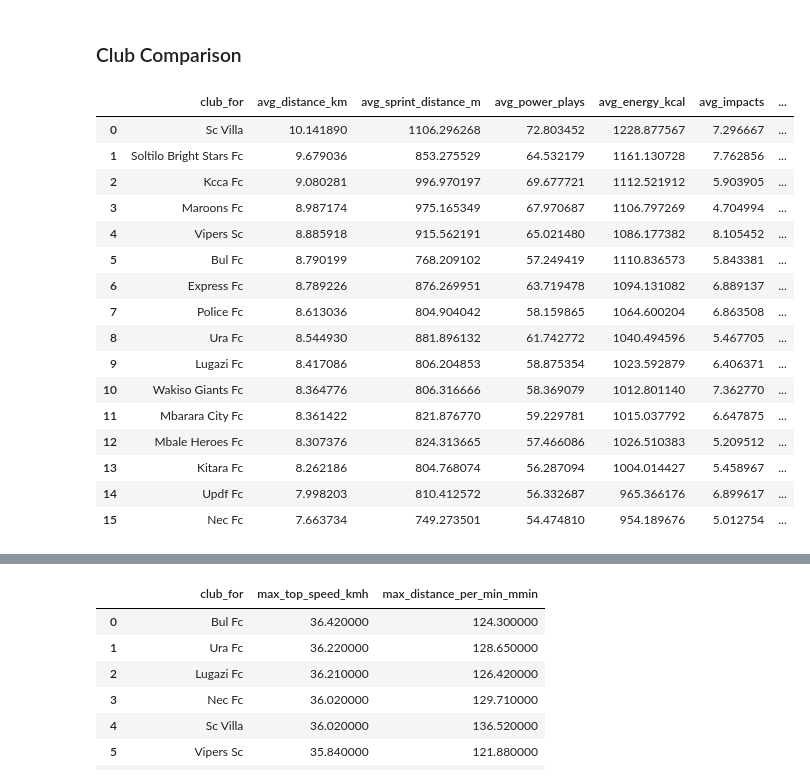
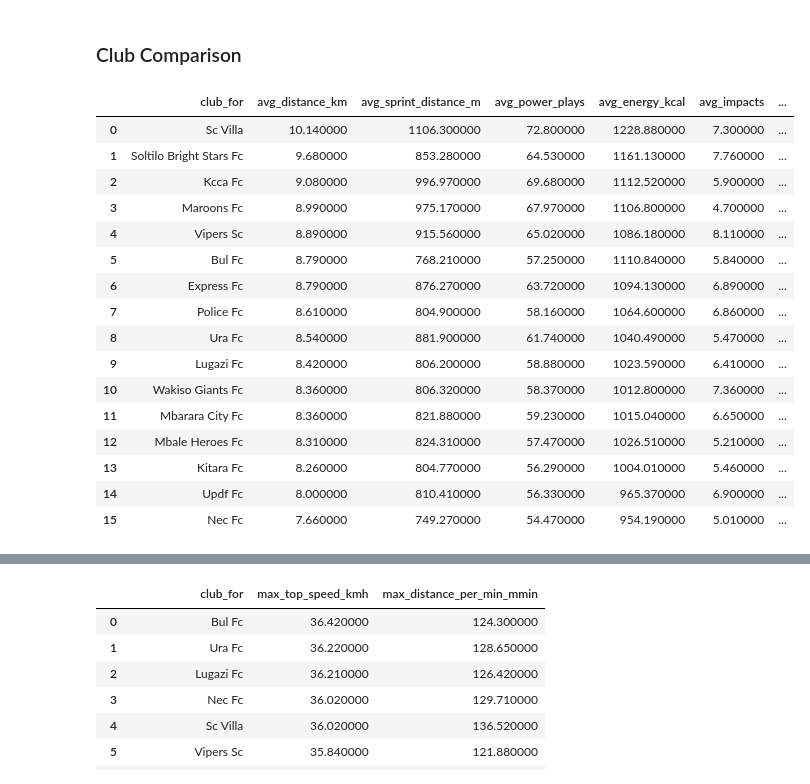
Before and after one commit to humphrey-nyanzi/physical-data-pipeline, a Jupyter notebook: analysis_UPL_2025.ipynb, the cells around one changed output, grey strips where cells are left out. Saved outputs shown, nothing was run; the diff lists cells and outputs as text; code cells hidden in the pictures.

```diff
--- a/analysis_UPL_2025.ipynb
+++ b/analysis_UPL_2025.ipynb
@@ -268,13 +268,13 @@ uploaded_matches = {
     "Soltilo Bright Stars FC": 29,
     "Police FC": 28,
     "Kitara FC": 29,
-    "UPDF FC": 30,
-    "KCCA FC": 28,
+    "UPDF FC": 29,
+    "KCCA FC": 30,
     "NEC FC": 30,
     "Maroons FC": 25,
     "Wakiso Giants FC": 25,
     "BUL FC": 30,
-    "SC Villa": 19,
+    "SC Villa": 20,
     "Mbale Heroes FC": 14,
     "Express FC": 9
 }
@@ -656,30 +652,29 @@ style_table_for_docs(speed_zone_dist)
 # %% [markdown]
 ### Club Comparison
 # %%
-club_volume_mean = (
-    df.groupby(['club_for', 'match_day'],observed=False)[volume_metrics].mean()
+club_metrics_mean = (
+    df.groupby(['club_for', 'match_day'],observed=False)[volume_metrics+intensity_metrics].mean()
     .groupby('club_for').mean()
     .rename(columns=lambda x: f'avg_{x}')
     .sort_values(by='avg_distance_km', ascending=False)
     .reset_index()
 )
-club_volume_mean.round(2)
-style_table_for_docs(club_volume_mean)
+style_table_for_docs(club_metrics_mean.round(2))
 # %% [output]
 |  | club_for | avg_distance_km | avg_sprint_distance_m | avg_power_plays | avg_energy_kcal | avg_impacts | ... |
-| 0 | Sc Villa | 10.141890 | 1106.296268 | 72.803452 | 1228.877567 | 7.296667 | ... |
-| 1 | Soltilo Bright Stars Fc | 9.679036 | 853.275529 | 64.532179 | 1161.130728 | 7.762856 | ... |
-| 2 | Kcca Fc | 9.080281 | 996.970197 | 69.677721 | 1112.521912 | 5.903905 | ... |
-| 3 | Maroons Fc | 8.987174 | 975.165349 | 67.970687 | 1106.797269 | 4.704994 | ... |
-| 4 | Vipers Sc | 8.885918 | 915.562191 | 65.021480 | 1086.177382 | 8.105452 | ... |
-| 5 | Bul Fc | 8.790199 | 768.209102 | 57.249419 | 1110.836573 | 5.843381 | ... |
-| 6 | Express Fc | 8.789226 | 876.269951 | 63.719478 | 1094.131082 | 6.889137 | ... |
-| 7 | Police Fc | 8.613036 | 804.904042 | 58.159865 | 1064.600204 | 6.863508 | ... |
-| 8 | Ura Fc | 8.544930 | 881.896132 | 61.742772 | 1040.494596 | 5.467705 | ... |
-| 9 | Lugazi Fc | 8.417086 | 806.204853 | 58.875354 | 1023.592879 | 6.406371 | ... |
-| 10 | Wakiso Giants Fc | 8.364776 | 806.316666 | 58.369079 | 1012.801140 | 7.362770 | ... |
-| 11 | Mbarara City Fc | 8.361422 | 821.876770 | 59.229781 | 1015.037792 | 6.647875 | ... |
-| 12 | Mbale Heroes Fc | 8.307376 | 824.313665 | 57.466086 | 1026.510383 | 5.209512 | ... |
-| 13 | Kitara Fc | 8.262186 | 804.768074 | 56.287094 | 1004.014427 | 5.458967 | ... |
-| 14 | Updf Fc | 7.998203 | 810.412572 | 56.332687 | 965.366176 | 6.899617 | ... |
-| 15 | Nec Fc | 7.663734 | 749.273501 | 54.474810 | 954.189676 | 5.012754 | ... |
+| 0 | Sc Villa | 10.140000 | 1106.300000 | 72.800000 | 1228.880000 | 7.300000 | ... |
+| 1 | Soltilo Bright Stars Fc | 9.680000 | 853.280000 | 64.530000 | 1161.130000 | 7.760000 | ... |
+| 2 | Kcca Fc | 9.080000 | 996.970000 | 69.680000 | 1112.520000 | 5.900000 | ... |
+| 3 | Maroons Fc | 8.990000 | 975.170000 | 67.970000 | 1106.800000 | 4.700000 | ... |
+| 4 | Vipers Sc | 8.890000 | 915.560000 | 65.020000 | 1086.180000 | 8.110000 | ... |
+| 5 | Bul Fc | 8.790000 | 768.210000 | 57.250000 | 1110.840000 | 5.840000 | ... |
+| 6 | Express Fc | 8.790000 | 876.270000 | 63.720000 | 1094.130000 | 6.890000 | ... |
+| 7 | Police Fc | 8.610000 | 804.900000 | 58.160000 | 1064.600000 | 6.860000 | ... |
+| 8 | Ura Fc | 8.540000 | 881.900000 | 61.740000 | 1040.490000 | 5.470000 | ... |
+| 9 | Lugazi Fc | 8.420000 | 806.200000 | 58.880000 | 1023.590000 | 6.410000 | ... |
+| 10 | Wakiso Giants Fc | 8.360000 | 806.320000 | 58.370000 | 1012.800000 | 7.360000 | ... |
+| 11 | Mbarara City Fc | 8.360000 | 821.880000 | 59.230000 | 1015.040000 | 6.650000 | ... |
+| 12 | Mbale Heroes Fc | 8.310000 | 824.310000 | 57.470000 | 1026.510000 | 5.210000 | ... |
+| 13 | Kitara Fc | 8.260000 | 804.770000 | 56.290000 | 1004.010000 | 5.460000 | ... |
+| 14 | Updf Fc | 8.000000 | 810.410000 | 56.330000 | 965.370000 | 6.900000 | ... |
+| 15 | Nec Fc | 7.660000 | 749.270000 | 54.470000 | 954.190000 | 5.010000 | ... |
```
Also changed, not shown: parts of 25 cells of this notebook, 22 other files.
